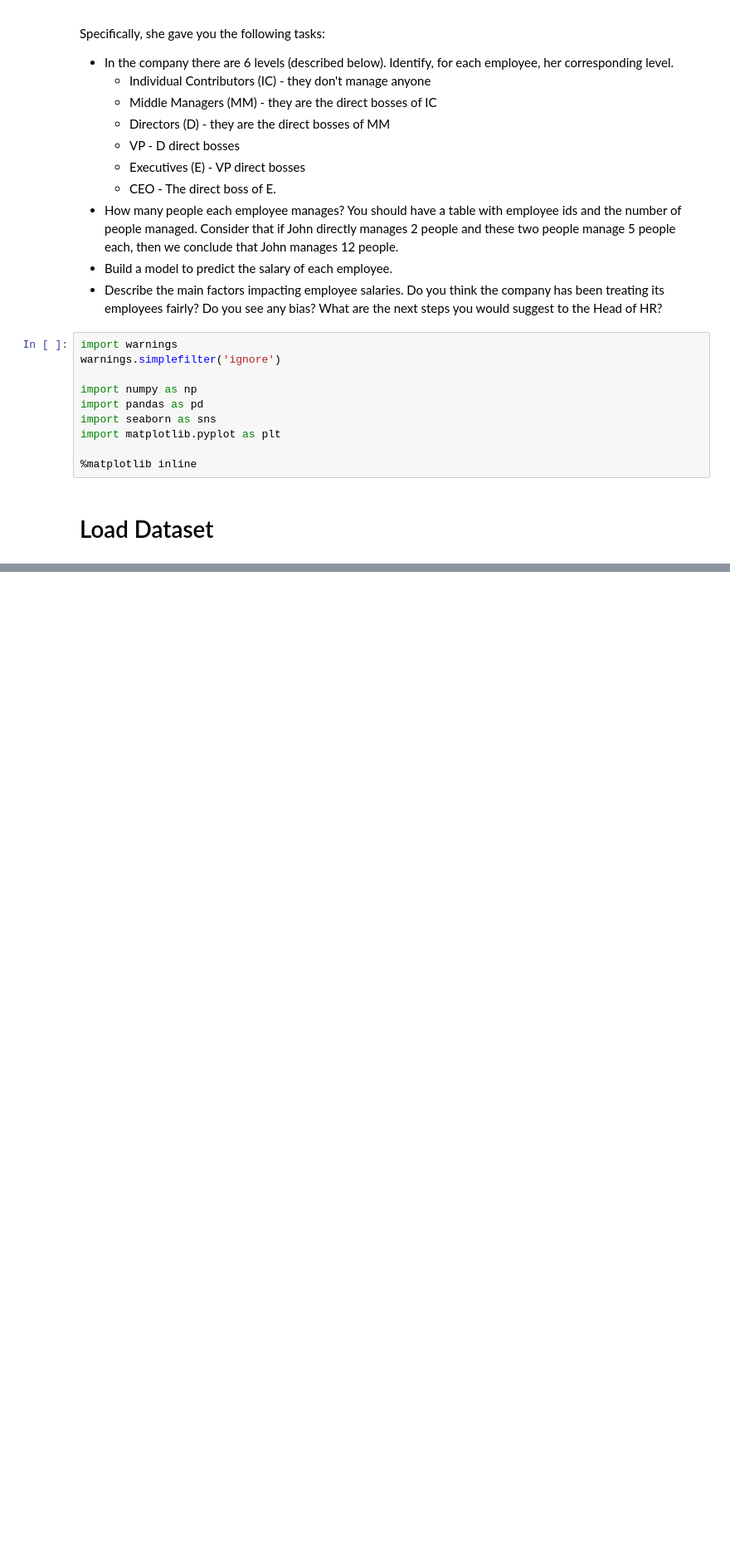
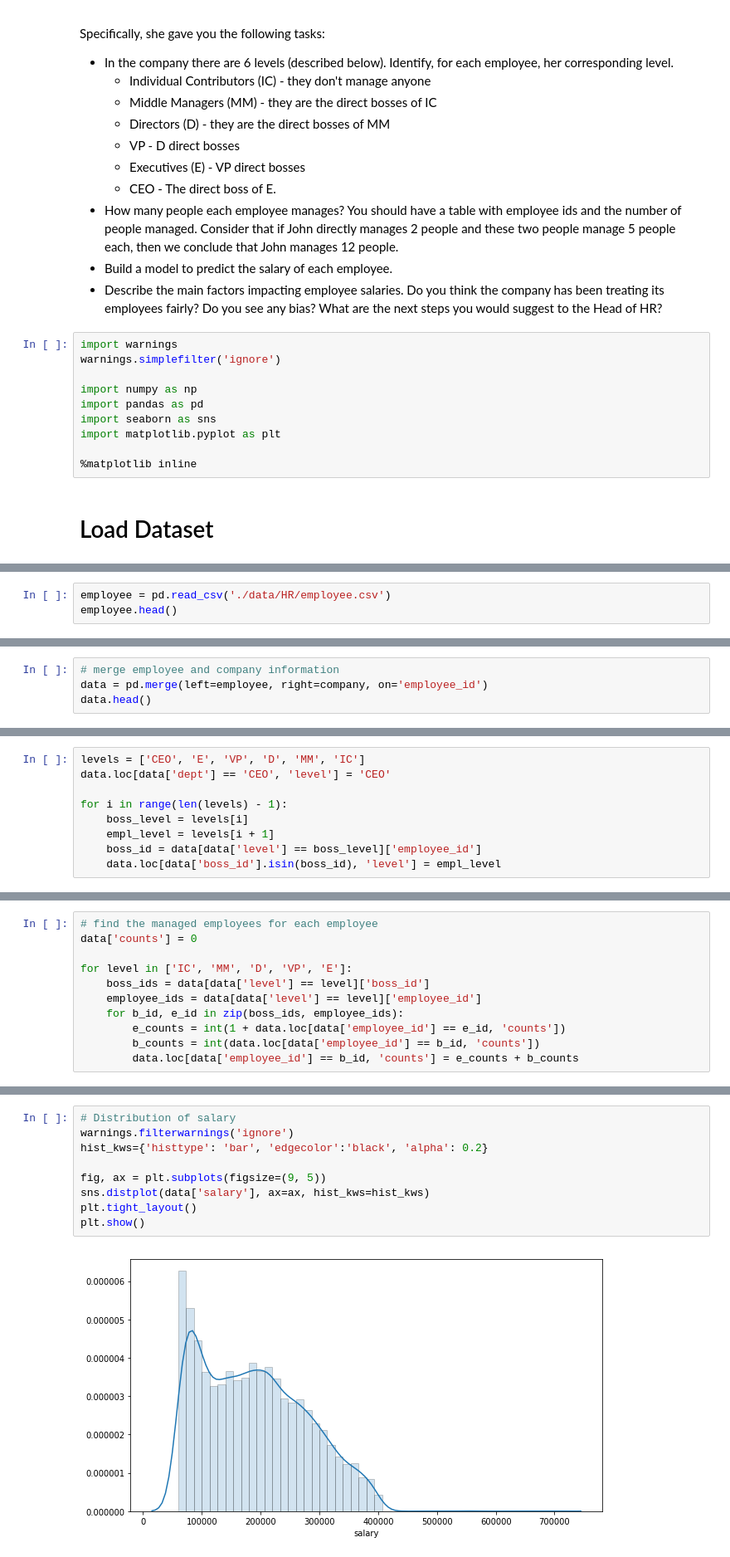
Before and after one commit to JifuZhao/DS-Take-Home, a Jupyter notebook: 15. Diversity in the Workplace.ipynb, the cells around one changed output, grey strips where cells are left out. Shown at 83% size. Saved outputs shown, nothing was run; the diff lists cells and outputs as text; blank space fills up the shorter version.

```diff
--- a/15. Diversity in the Workplace.ipynb
+++ b/15. Diversity in the Workplace.ipynb
@@ -35,0 +52,3 @@ data.info()
+# %%
+employee = pd.read_csv('./data/HR/employee.csv')
+employee.head()
@@ -37,0 +88,4 @@ data.describe()
+# %%
+# merge employee and company information
+data = pd.merge(left=employee, right=company, on='employee_id')
+data.head()
@@ -37,0 +108,9 @@ data.describe()
+# %%
+levels = ['CEO', 'E', 'VP', 'D', 'MM', 'IC']
+data.loc[data['dept'] == 'CEO', 'level'] = 'CEO'
+
+for i in range(len(levels) - 1):
+    boss_level = levels[i]
+    empl_level = levels[i + 1]
+    boss_id = data[data['level'] == boss_level]['employee_id']
+    data.loc[data['boss_id'].isin(boss_id), 'level'] = empl_level
@@ -37,0 +145,11 @@ data.describe()
+# %%
+# find the managed employees for each employee
+data['counts'] = 0
+
+for level in ['IC', 'MM', 'D', 'VP', 'E']:
+    boss_ids = data[data['level'] == level]['boss_id']
+    employee_ids = data[data['level'] == level]['employee_id']
+    for b_id, e_id in zip(boss_ids, employee_ids):
+        e_counts = int(1 + data.loc[data['employee_id'] == e_id, 'counts'])
+        b_counts = int(data.loc[data['employee_id'] == b_id, 'counts'])
+        data.loc[data['employee_id'] == b_id, 'counts'] = e_counts + b_counts
@@ -37,0 +184,11 @@ data.describe()
+# %%
+# Distribution of salary
+warnings.filterwarnings('ignore')
+hist_kws={'histtype': 'bar', 'edgecolor':'black', 'alpha': 0.2}
+
+fig, ax = plt.subplots(figsize=(9, 5))
+sns.distplot(data['salary'], ax=ax, hist_kws=hist_kws)
+plt.tight_layout()
+plt.show()
+# %% [output]
+[figure, added]
```
Also changed, not shown: parts of 25 cells of this notebook, 1 other file.
